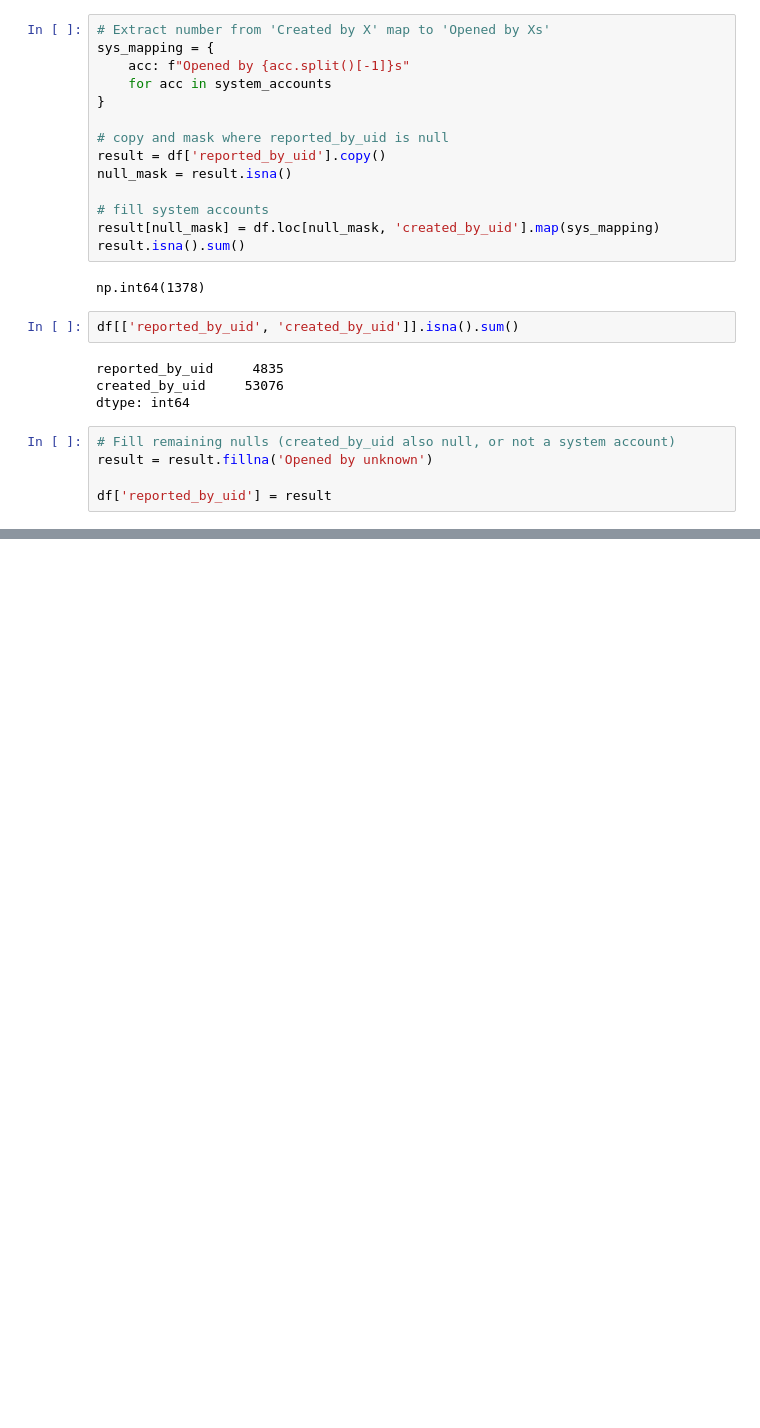
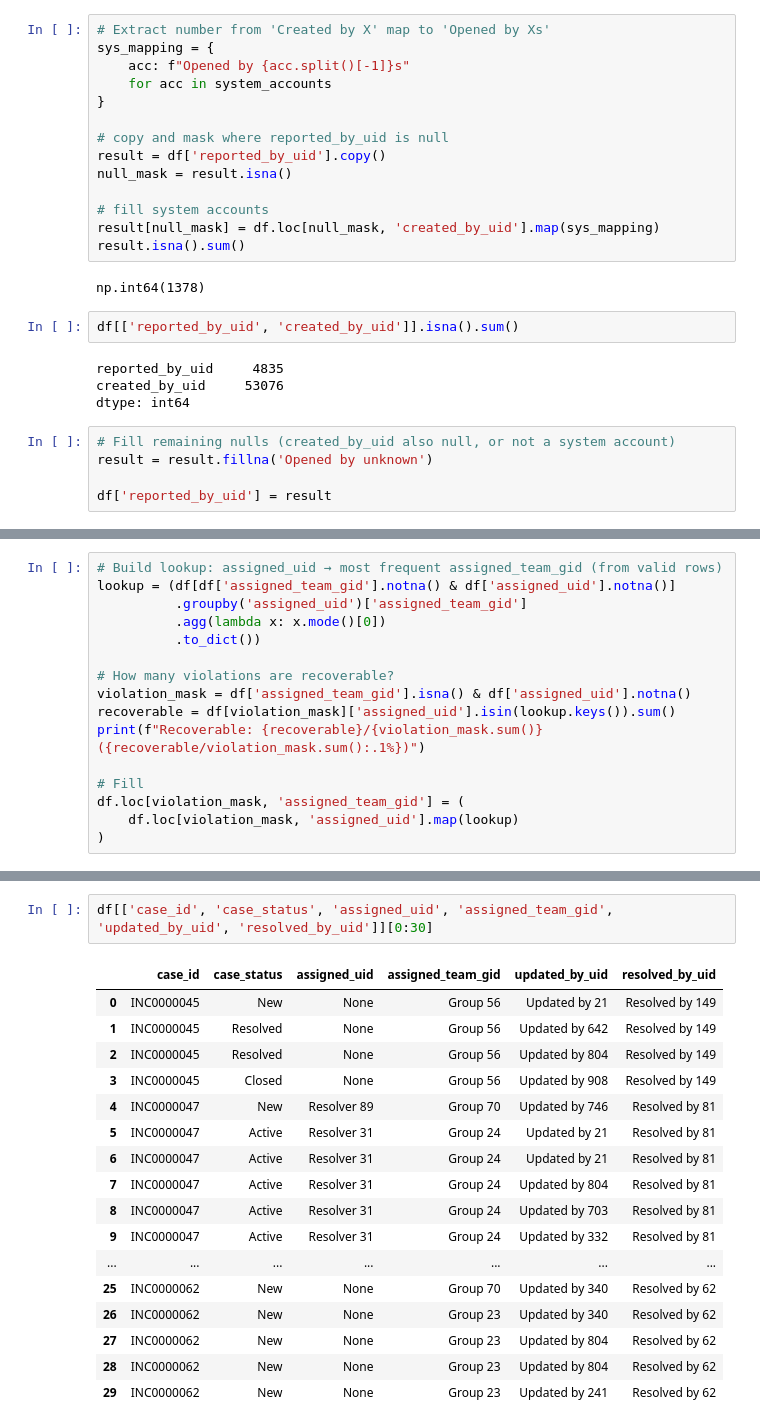
Before and after one commit to shashankgarewal/temporal-sequence-eventLog, a Jupyter notebook: notebooks/02_data_preparation.ipynb, the cells around one changed output, grey strips where cells are left out. Cells and saved outputs as stored; diff of their text form; blank space fills up the shorter version.

Commit message:
Add fill nan - assigned_team_gid using adaptive imputed based on similarity metric

```diff
--- a/notebooks/02_data_preparation.ipynb
+++ b/notebooks/02_data_preparation.ipynb
@@ -1093,0 +1116,16 @@ df['reported_by_uid'] = result
+# %%
+# Build lookup: assigned_uid → most frequent assigned_team_gid (from valid rows)
+lookup = (df[df['assigned_team_gid'].notna() & df['assigned_uid'].notna()]
+          .groupby('assigned_uid')['assigned_team_gid']
+          .agg(lambda x: x.mode()[0])
+          .to_dict())
+
+# How many violations are recoverable?
+violation_mask = df['assigned_team_gid'].isna() & df['assigned_uid'].notna()
+recoverable = df[violation_mask]['assigned_uid'].isin(lookup.keys()).sum()
+print(f"Recoverable: {recoverable}/{violation_mask.sum()} ({recoverable/violation_mask.sum():.1%})")
+
+# Fill
+df.loc[violation_mask, 'assigned_team_gid'] = (
+    df.loc[violation_mask, 'assigned_uid'].map(lookup)
+)
@@ -1093,0 +1156,20 @@ df['reported_by_uid'] = result
+# %%
+df[['case_id', 'case_status', 'assigned_uid', 'assigned_team_gid', 'updated_by_uid', 'resolved_by_uid']][0:30]
+# %% [output]
+|  | case_id | case_status | assigned_uid | assigned_team_gid | updated_by_uid | resolved_by_uid |
+| 0 | INC0000045 | New | None | Group 56 | Updated by 21 | Resolved by 149 |
+| 1 | INC0000045 | Resolved | None | Group 56 | Updated by 642 | Resolved by 149 |
+| 2 | INC0000045 | Resolved | None | Group 56 | Updated by 804 | Resolved by 149 |
+| 3 | INC0000045 | Closed | None | Group 56 | Updated by 908 | Resolved by 149 |
+| 4 | INC0000047 | New | Resolver 89 | Group 70 | Updated by 746 | Resolved by 81 |
+| 5 | INC0000047 | Active | Resolver 31 | Group 24 | Updated by 21 | Resolved by 81 |
+| 6 | INC0000047 | Active | Resolver 31 | Group 24 | Updated by 21 | Resolved by 81 |
+| 7 | INC0000047 | Active | Resolver 31 | Group 24 | Updated by 804 | Resolved by 81 |
+| 8 | INC0000047 | Active | Resolver 31 | Group 24 | Updated by 703 | Resolved by 81 |
+| 9 | INC0000047 | Active | Resolver 31 | Group 24 | Updated by 332 | Resolved by 81 |
+| ... | ... | ... | ... | ... | ... | ... |
+| 25 | INC0000062 | New | None | Group 70 | Updated by 340 | Resolved by 62 |
+| 26 | INC0000062 | New | None | Group 23 | Updated by 340 | Resolved by 62 |
+| 27 | INC0000062 | New | None | Group 23 | Updated by 804 | Resolved by 62 |
+| 28 | INC0000062 | New | None | Group 23 | Updated by 804 | Resolved by 62 |
+| 29 | INC0000062 | New | None | Group 23 | Updated by 241 | Resolved by 62 |
```
Also changed, not shown: parts of 22 cells of this notebook, 1 other file.
